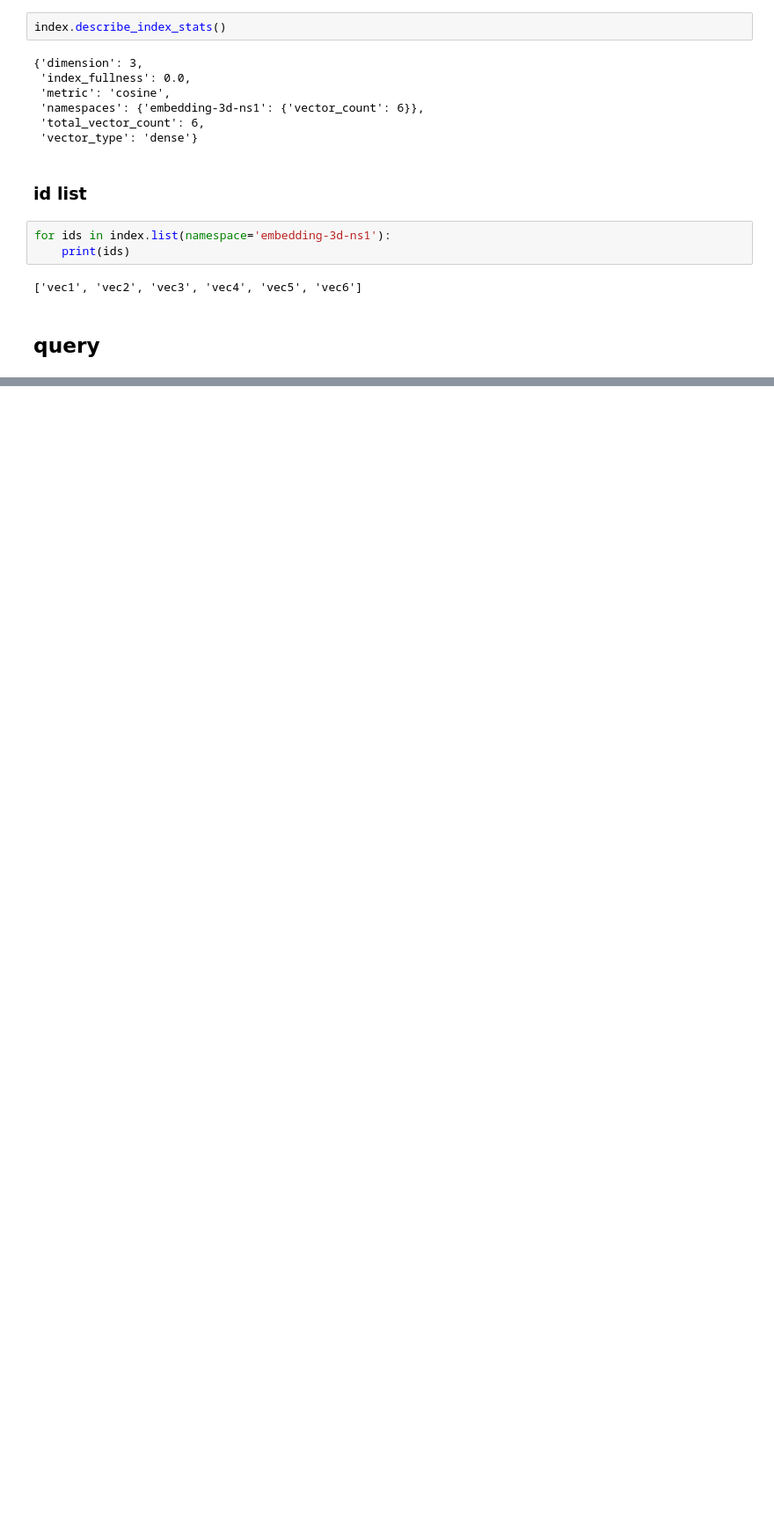
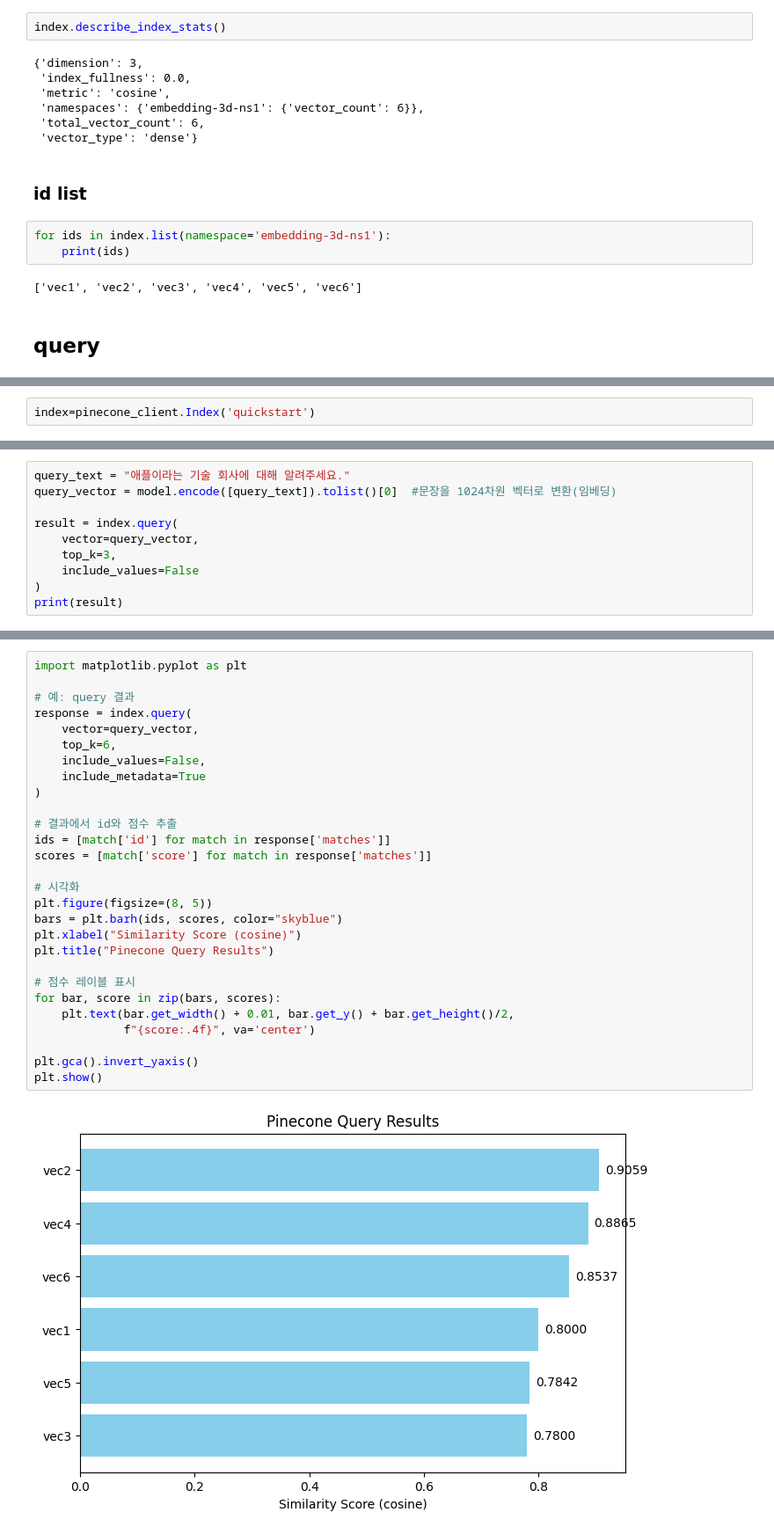
Before and after one commit to minsangggg/Machine_Running-Ai-, a Jupyter notebook: LLM/13.벡터DB.ipynb, the cells around one changed output, grey strips where cells are left out. Shown at 88% size. Cells and saved outputs as stored; diff of their text form; blank space fills up the shorter version.

Commit message:
임베딩,pinecone

```diff
--- a/LLM/13.벡터DB.ipynb
+++ b/LLM/13.벡터DB.ipynb
@@ -124,0 +258,2 @@ response
+# %%
+index=pinecone_client.Index('quickstart')
@@ -124,0 +321,10 @@ response
+# %%
+query_text = "애플이라는 기술 회사에 대해 알려주세요."
+query_vector = model.encode([query_text]).tolist()[0]  #문장을 1024차원 벡터로 변환(임베딩)
+
+result = index.query(
+    vector=query_vector,
+    top_k=3,
+    include_values=False
+)
+print(result)
@@ -124,0 +337,30 @@ response
+# %%
+import matplotlib.pyplot as plt
+
+# 예: query 결과
+response = index.query(
+    vector=query_vector,
+    top_k=6,
+    include_values=False,
+    include_metadata=True
+)
+
+# 결과에서 id와 점수 추출
+ids = [match['id'] for match in response['matches']]
+scores = [match['score'] for match in response['matches']]
+
+# 시각화
+plt.figure(figsize=(8, 5))
+bars = plt.barh(ids, scores, color="skyblue")
+plt.xlabel("Similarity Score (cosine)")
+plt.title("Pinecone Query Results")
+
+# 점수 레이블 표시
+for bar, score in zip(bars, scores):
+    plt.text(bar.get_width() + 0.01, bar.get_y() + bar.get_height()/2,
+             f"{score:.4f}", va='center')
+
+plt.gca().invert_yaxis()
+plt.show()
+# %% [output]
+[figure, added]
```
Also changed, not shown: parts of 34 cells of this notebook.
